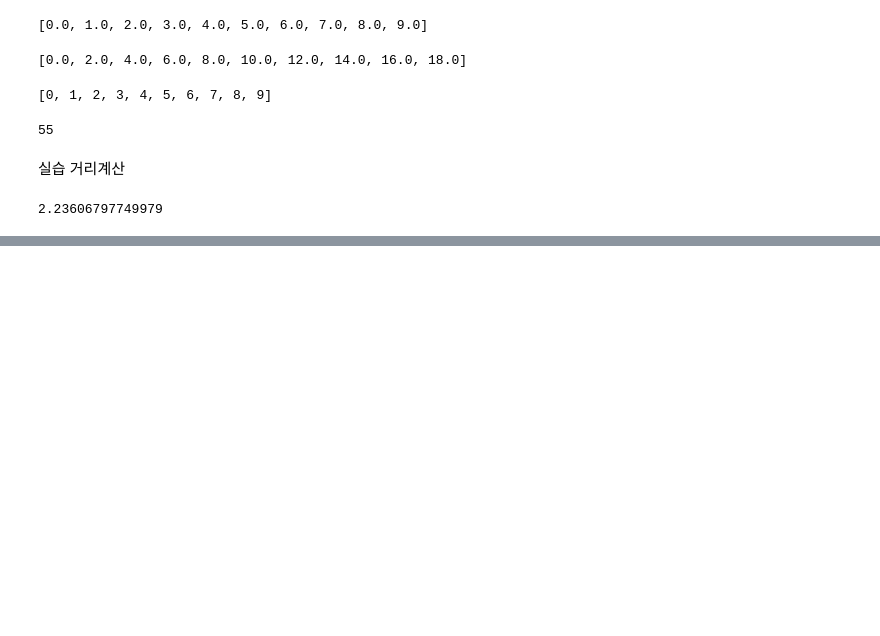
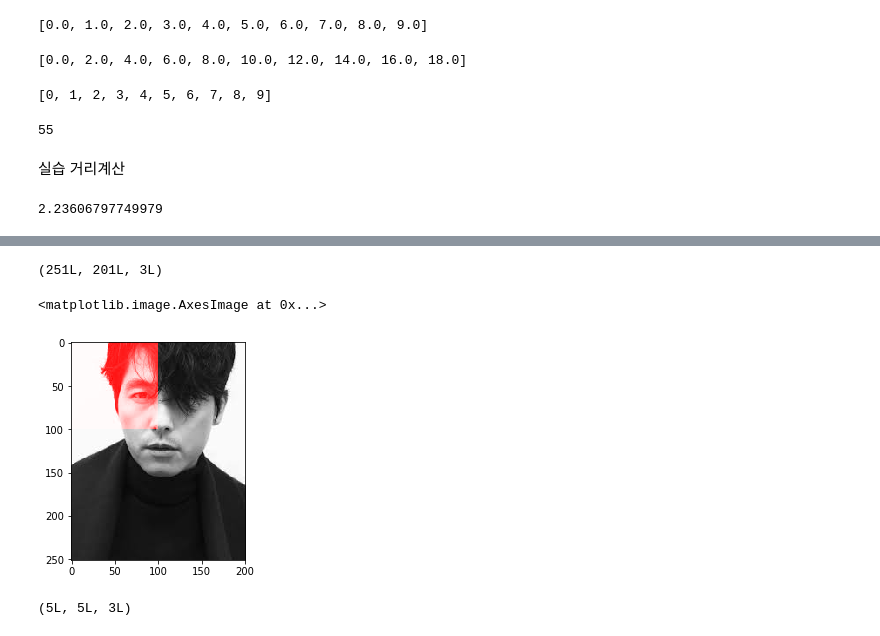
Before and after one commit to sulheebaek/PythonDA, a Jupyter notebook: Day2.ipynb, the cells around one changed output, grey strips where cells are left out. Saved outputs shown, nothing was run; the diff lists cells and outputs as text; code cells hidden in the pictures; blank space fills up the shorter version.

```diff
--- a/Day2.ipynb
+++ b/Day2.ipynb
@@ -224,0 +392,15 @@ distMeasure(A, X)
+# %%
+img = Image.open('images/2.jpg')
+# %%
+a = array(img)
+# %%
+a.shape
+# %% [output]
+(251L, 201L, 3L)
+# %%
+a[:100, :100, 0] = 255.
+# %%
+plt.imshow(a)
+# %% [output]
+<matplotlib.image.AxesImage at 0x...>
+[figure, added]
@@ -224,0 +409,4 @@ distMeasure(A, X)
+# %%
+b.shape
+# %% [output]
+(5L, 5L, 3L)
```
Also changed, not shown: parts of 65 cells of this notebook, 1 other file.
